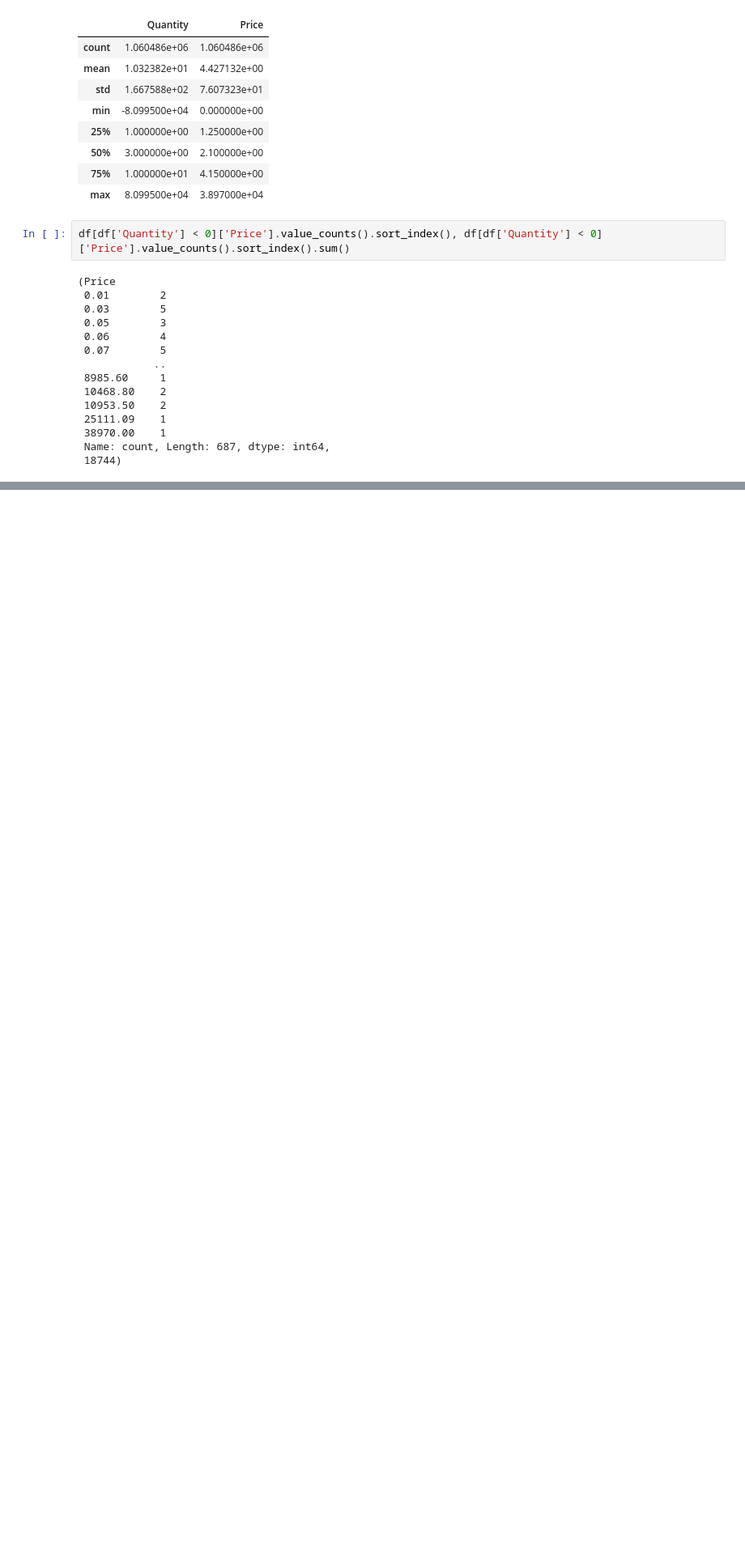
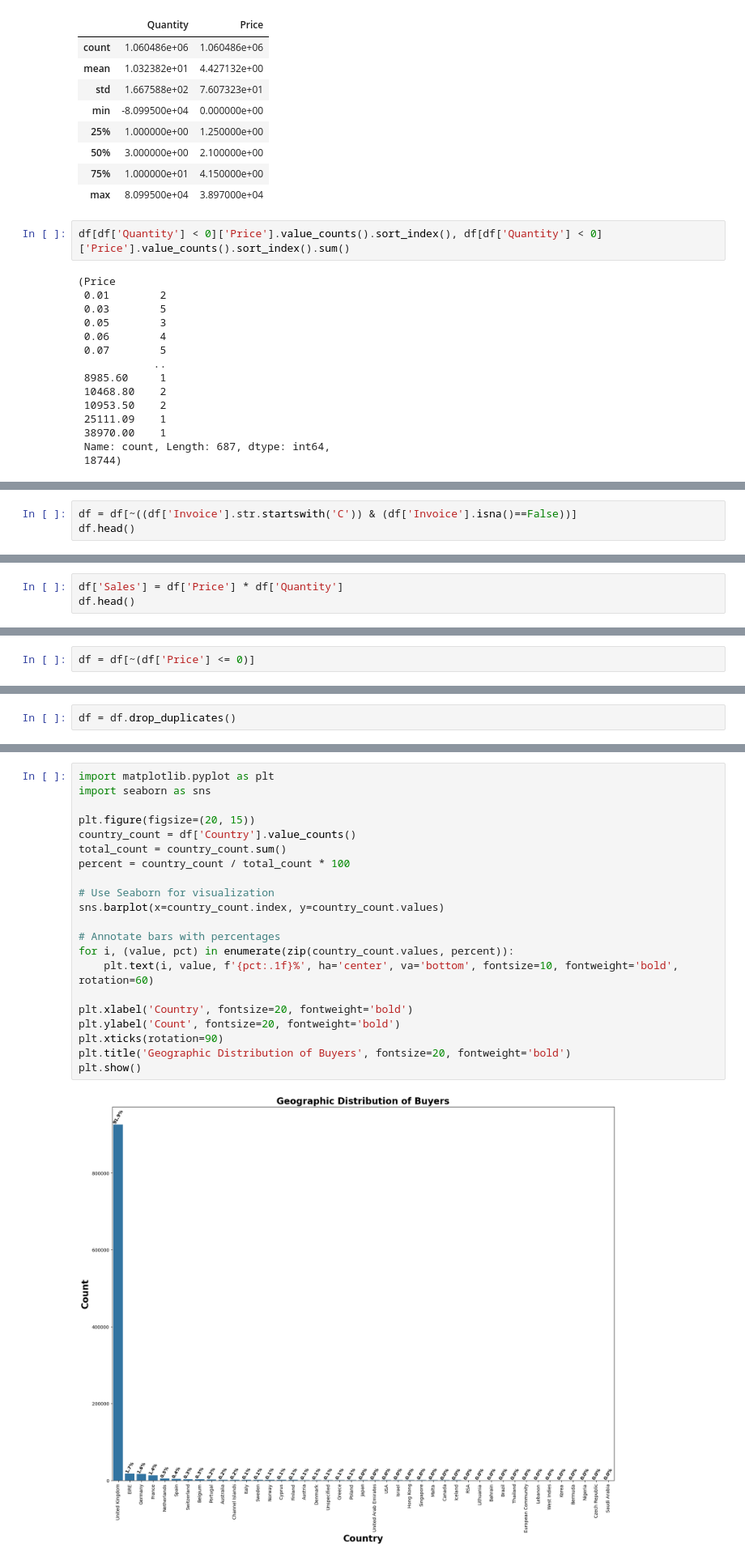
Before and after one commit to RITS98/Forecasting-Real-World-Applications-IEOR-4578-Project, a Jupyter notebook: Project 1/Project_1.ipynb, the cells around one changed output, grey strips where cells are left out. Shown at 81% size. Saved outputs shown, nothing was run; the diff lists cells and outputs as text; blank space fills up the shorter version.

```diff
--- a/Project 1/Project_1.ipynb
+++ b/Project 1/Project_1.ipynb
@@ -344,0 +340,3 @@ NameError: name 'SARIMA' is not defined
+# %%
+df = df[~((df['Invoice'].str.startswith('C')) & (df['Invoice'].isna()==False))]
+df.head()
@@ -344,0 +352,3 @@ NameError: name 'SARIMA' is not defined
+# %%
+df['Sales'] = df['Price'] * df['Quantity']
+df.head()
@@ -344,0 +362,2 @@ NameError: name 'SARIMA' is not defined
+# %%
+df = df[~(df['Price'] <= 0)]
@@ -344,0 +374,2 @@ NameError: name 'SARIMA' is not defined
+# %%
+df = df.drop_duplicates()
@@ -344,0 +378,23 @@ NameError: name 'SARIMA' is not defined
+# %%
+import matplotlib.pyplot as plt
+import seaborn as sns
+
+plt.figure(figsize=(20, 15))
+country_count = df['Country'].value_counts()
+total_count = country_count.sum()
+percent = country_count / total_count * 100
+
+# Use Seaborn for visualization
+sns.barplot(x=country_count.index, y=country_count.values)
+
+# Annotate bars with percentages
+for i, (value, pct) in enumerate(zip(country_count.values, percent)):
+    plt.text(i, value, f'{pct:.1f}%', ha='center', va='bottom', fontsize=10, fontweight='bold', rotation=60)
+
+plt.xlabel('Country', fontsize=20, fontweight='bold')
+plt.ylabel('Count', fontsize=20, fontweight='bold')
+plt.xticks(rotation=90)
+plt.title('Geographic Distribution of Buyers', fontsize=20, fontweight='bold')
+plt.show()
+# %% [output]
+[figure, added]
```
Also changed, not shown: parts of 26 cells of this notebook.
